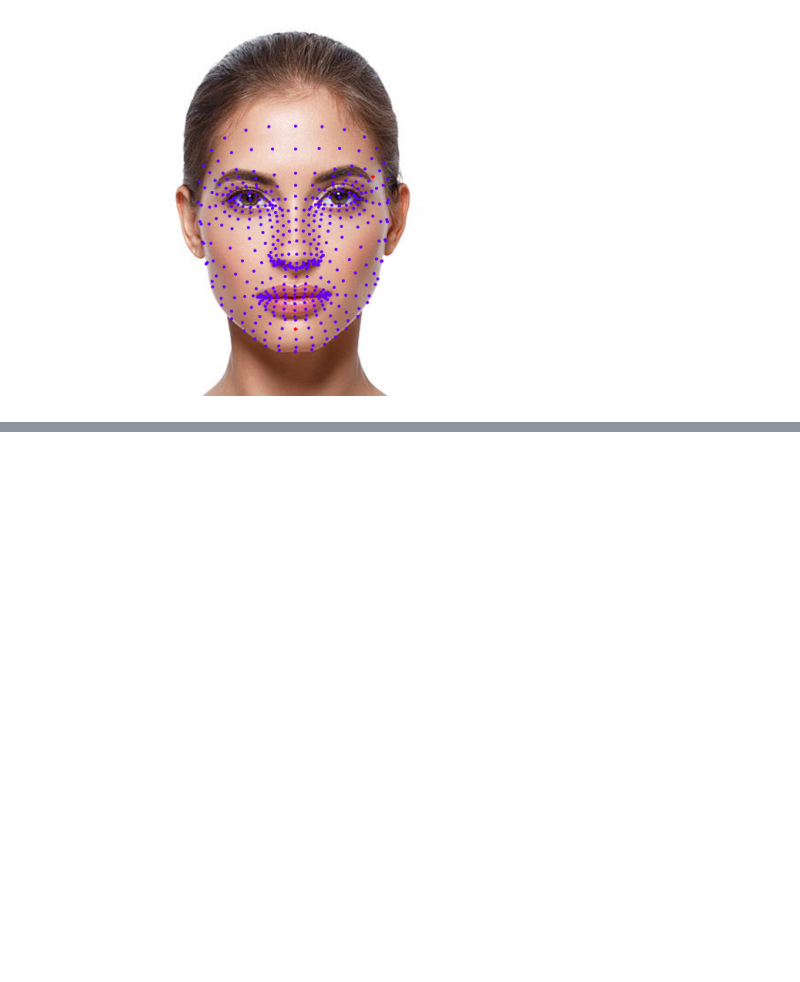
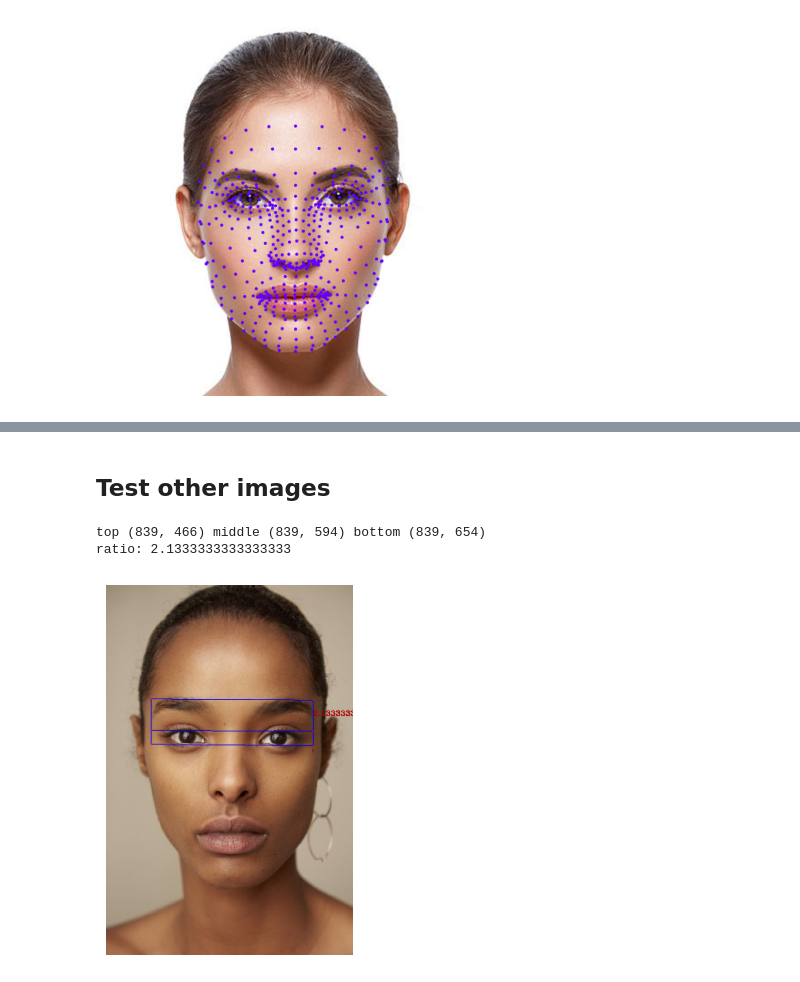
Before and after one commit to politecat314/FacialBeauty, a Jupyter notebook: mediapipe_face_mesh.ipynb, the cells around one changed output, grey strips where cells are left out. Saved outputs shown, nothing was run; the diff lists cells and outputs as text; code cells hidden in the pictures; blank space fills up the shorter version.

```diff
--- a/mediapipe_face_mesh.ipynb
+++ b/mediapipe_face_mesh.ipynb
@@ -58,16 +60,15 @@ with mp_face_mesh.FaceMesh(
         # Draw face landmarks of each face.
         print(f'Face landmarks of {name}:')
         if not results.multi_face_landmarks:
+            print(f'WARNING skipping {name}')
+            print()
             continue
-
-        annotated_image = image.copy()
-    #     annotated_image = grid_15(annotated_image, results)
-        annotated_image = grid_11(annotated_image, results)
-    #     annotated_image = grid_4(annotated_image, results)
 
         result_list.append(results)
 
-
-#         resize_and_show(annotated_image)
+#         annotated_image = image.copy()
+    #     annotated_image = grid_15(annotated_image, results)
+#         annotated_image = grid_11(annotated_image, results)
+    #     annotated_image = grid_4(annotated_image, results)
 # %% [output]
 Face landmarks of images/3.jpg:
@@ -99,0 +116,13 @@ resize_and_show(annotated_image)
+# %% [markdown]
+## Test other images
+# %%
+n = 2
+image_1 = list(images.values())[n]
+result_1 = result_list[n]
+
+annotated_image = grid_15(image_1, result_1)
+resize_and_show(annotated_image)
+# %% [output]
+top (839, 466) middle (839, 594) bottom (839, 654)
+ratio: 2.1333333333333333
+[figure, added]
```
Also changed, not shown: parts of 9 cells of this notebook.
